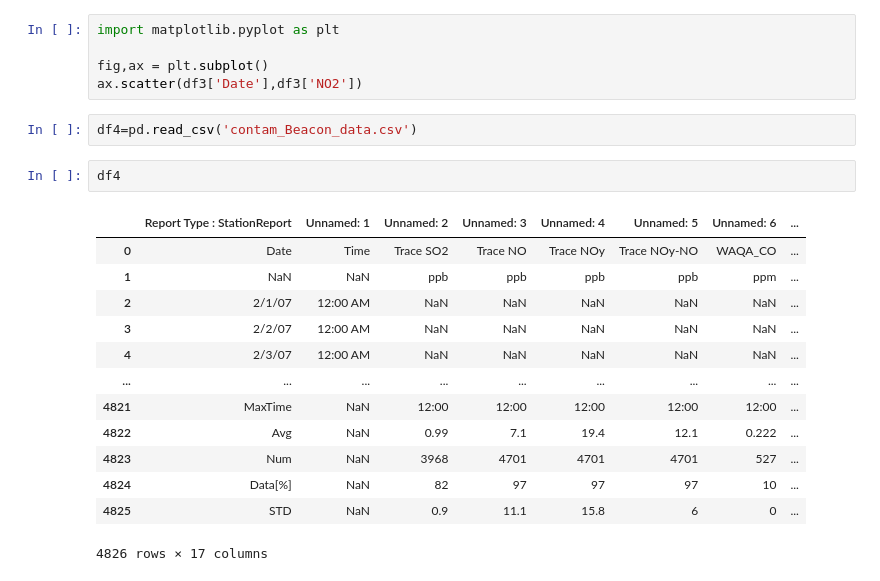
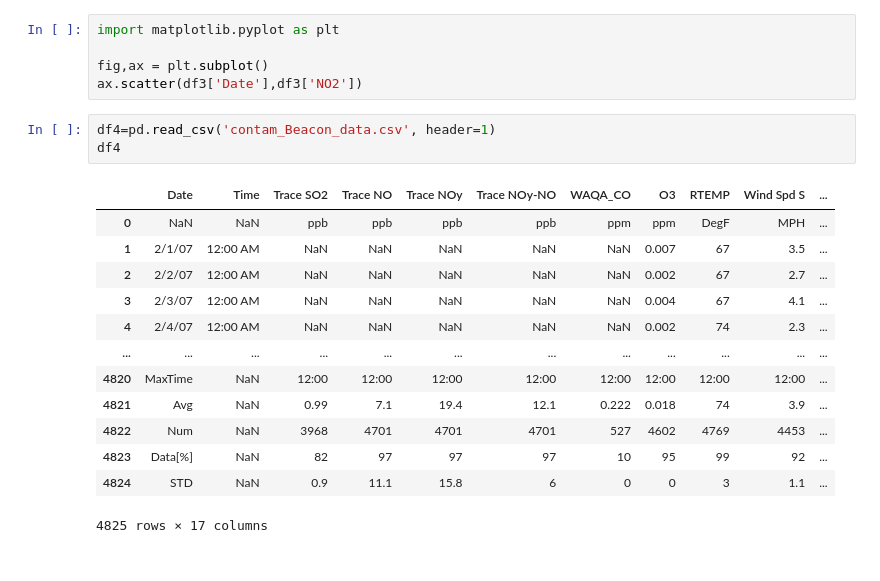
Before and after one commit to b-weintraub/social-distancing, a Jupyter notebook: EDA.ipynb, the cells around one changed output. Drawn from its saved outputs; the diff is of its cells as text.

Commit message:
clean NO2 data

```diff
--- a/EDA.ipynb
+++ b/EDA.ipynb
@@ -38,22 +38,21 @@ import matplotlib.pyplot as plt
 fig,ax = plt.subplot()
 ax.scatter(df3['Date'],df3['NO2'])
 # %%
-df4=pd.read_csv('contam_Beacon_data.csv')
+df4=pd.read_csv('contam_Beacon_data.csv', header=1)
+df4
+# %% [output]
+|  | Date | Time | Trace SO2 | Trace NO | Trace NOy | Trace NOy-NO | WAQA_CO | O3 | RTEMP | Wind Spd S | ... |
+| 0 | NaN | NaN | ppb | ppb | ppb | ppb | ppm | ppm | DegF | MPH | ... |
+| 1 | 2/1/07 | 12:00 AM | NaN | NaN | NaN | NaN | NaN | 0.007 | 67 | 3.5 | ... |
+| 2 | 2/2/07 | 12:00 AM | NaN | NaN | NaN | NaN | NaN | 0.002 | 67 | 2.7 | ... |
+| 3 | 2/3/07 | 12:00 AM | NaN | NaN | NaN | NaN | NaN | 0.004 | 67 | 4.1 | ... |
+| 4 | 2/4/07 | 12:00 AM | NaN | NaN | NaN | NaN | NaN | 0.002 | 74 | 2.3 | ... |
+| ... | ... | ... | ... | ... | ... | ... | ... | ... | ... | ... | ... |
+| 4820 | MaxTime | NaN | 12:00 | 12:00 | 12:00 | 12:00 | 12:00 | 12:00 | 12:00 | 12:00 | ... |
+| 4821 | Avg | NaN | 0.99 | 7.1 | 19.4 | 12.1 | 0.222 | 0.018 | 74 | 3.9 | ... |
+| 4822 | Num | NaN | 3968 | 4701 | 4701 | 4701 | 527 | 4602 | 4769 | 4453 | ... |
+| 4823 | Data[%] | NaN | 82 | 97 | 97 | 97 | 10 | 95 | 99 | 92 | ... |
+| 4824 | STD | NaN | 0.9 | 11.1 | 15.8 | 6 | 0 | 0 | 3 | 1.1 | ... |
+4825 rows × 17 columns
-# %%
-df4
-# %% [output]
-|  | Report Type : StationReport | Unnamed: 1 | Unnamed: 2 | Unnamed: 3 | Unnamed: 4 | Unnamed: 5 | Unnamed: 6 | ... |
-| 0 | Date | Time | Trace SO2 | Trace NO | Trace NOy | Trace NOy-NO | WAQA_CO | ... |
-| 1 | NaN | NaN | ppb | ppb | ppb | ppb | ppm | ... |
-| 2 | 2/1/07 | 12:00 AM | NaN | NaN | NaN | NaN | NaN | ... |
-| 3 | 2/2/07 | 12:00 AM | NaN | NaN | NaN | NaN | NaN | ... |
-| 4 | 2/3/07 | 12:00 AM | NaN | NaN | NaN | NaN | NaN | ... |
-| ... | ... | ... | ... | ... | ... | ... | ... | ... |
-| 4821 | MaxTime | NaN | 12:00 | 12:00 | 12:00 | 12:00 | 12:00 | ... |
-| 4822 | Avg | NaN | 0.99 | 7.1 | 19.4 | 12.1 | 0.222 | ... |
-| 4823 | Num | NaN | 3968 | 4701 | 4701 | 4701 | 527 | ... |
-| 4824 | Data[%] | NaN | 82 | 97 | 97 | 97 | 10 | ... |
-| 4825 | STD | NaN | 0.9 | 11.1 | 15.8 | 6 | 0 | ... |
-4826 rows × 17 columns
 # %%
 df4.head()
```
Also changed, not shown: parts of 19 cells of this notebook.
